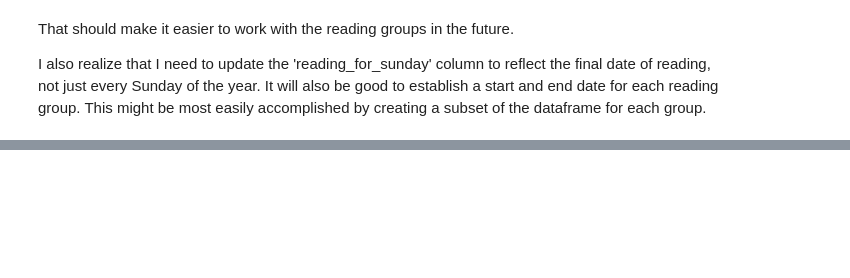
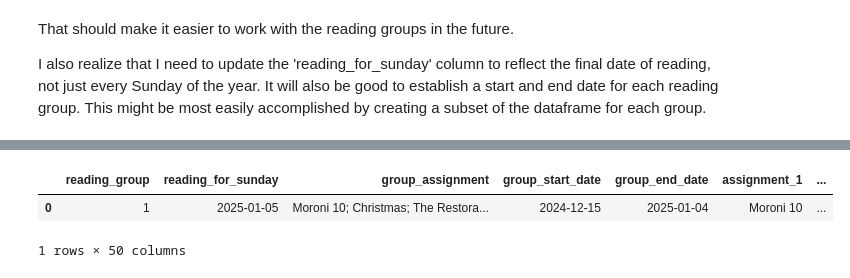
Before and after one commit to bfranx62/come-follow-me-breakdown-builder, a Jupyter notebook: Dates Webscraping Notebook.ipynb, the cells around one changed output, grey strips where cells are left out. Saved outputs shown, nothing was run; the diff lists cells and outputs as text; code cells hidden in the pictures; blank space fills up the shorter version.

```diff
--- a/Dates Webscraping Notebook.ipynb
+++ b/Dates Webscraping Notebook.ipynb
@@ -909,0 +825,4 @@ readings_df_1
+# %%
+readings_df = readings_df_copy
+
+readings_df
@@ -909,0 +975,4 @@ readings_df_1
+# %%
+columns = readings_df.columns
+
+columns
@@ -909,0 +997,29 @@ readings_df_1
+# %%
+chapters_start_cols = [col for col in columns if re.search(r'_chapters_start', col)]
+chapters_end_cols = [col for col in columns if re.search(r'_chapters_end', col)]
+verses_start_cols = [col for col in columns if re.search(r'_verses_start', col)]
+verses_end_cols = [col for col in columns if re.search(r'_verses_end', col)]
+
+chapters_start_sorted = sorted(chapters_start_cols, key=lambda x: re.search(r'(\d+)', x).group(0))
+chapters_end_sorted = sorted(chapters_end_cols, key=lambda x: re.search(r'(\d+)', x).group(0))
+verses_start_sorted = sorted(verses_start_cols, key=lambda x:re.search(r'(\d+)', x).group(0))
+verses_end_sorted = sorted(verses_end_cols, key=lambda x:re.search(r'(\d+)', x).group(0))
+
+other_cols = [col for col in columns if col not in chapters_start_cols
+              and col not in chapters_end_cols
+              and col not in verses_start_cols
+              and col not in verses_end_cols]
+
+zip_cols = []
+
+for x in range(0, len(chapters_start_cols)):
+    zip_cols.append(chapters_start_sorted[x])
+    zip_cols.append(chapters_end_sorted[x])
+    zip_cols.append(verses_start_sorted[x])
+    zip_cols.append(verses_end_sorted[x])
+
+new_col_order = other_cols + zip_cols
+
+readings_df = readings_df[new_col_order]
+
+readings_df.columns
@@ -909,0 +1092,7 @@ readings_df_1
+# %%
+sample_subset = readings_df[0:1]
+sample_subset
+# %% [output]
+|  | reading_group | reading_for_sunday | group_assignment | group_start_date | group_end_date | assignment_1 | ... |
+| 0 | 1 | 2025-01-05 | Moroni 10; Christmas; The Restora... | 2024-12-15 | 2025-01-04 | Moroni 10 | ... |
+1 rows × 50 columns
```
Also changed, not shown: parts of 24 cells of this notebook.
